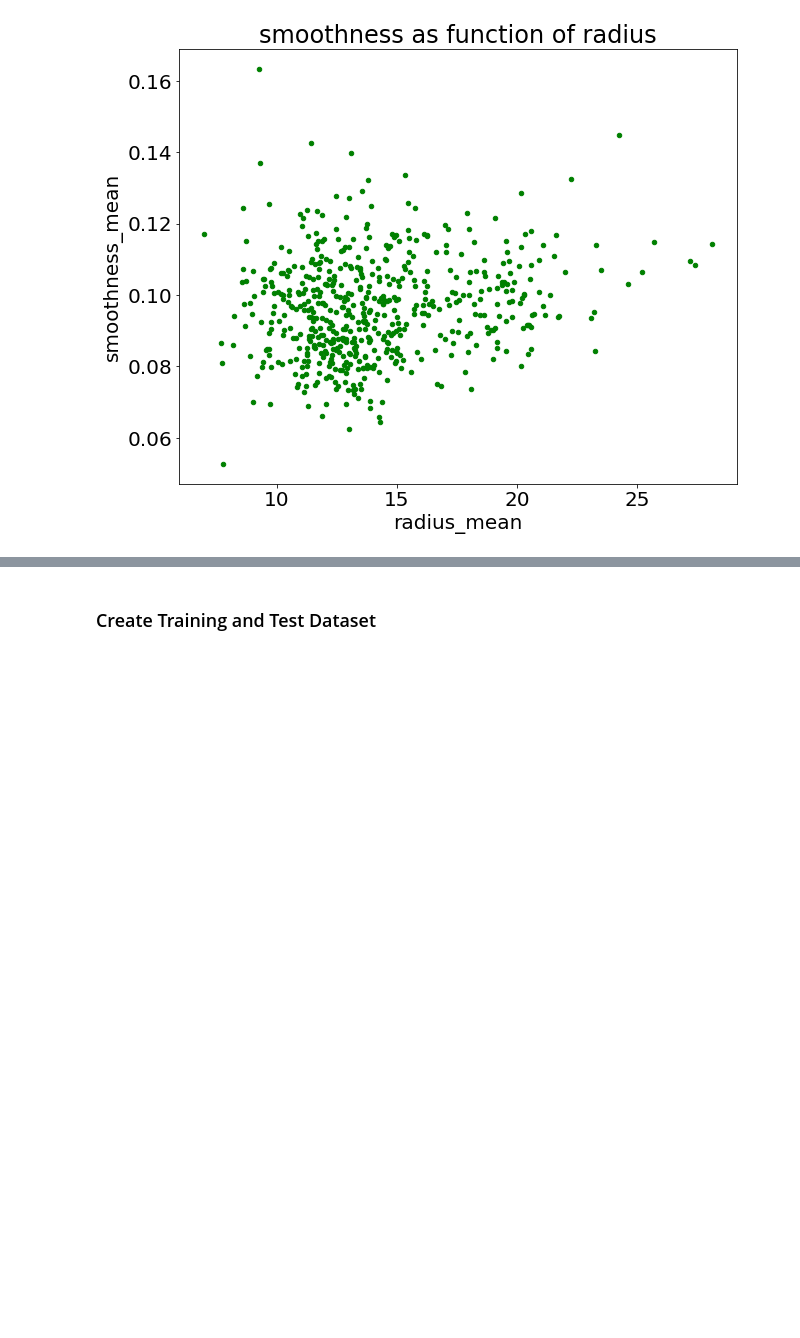
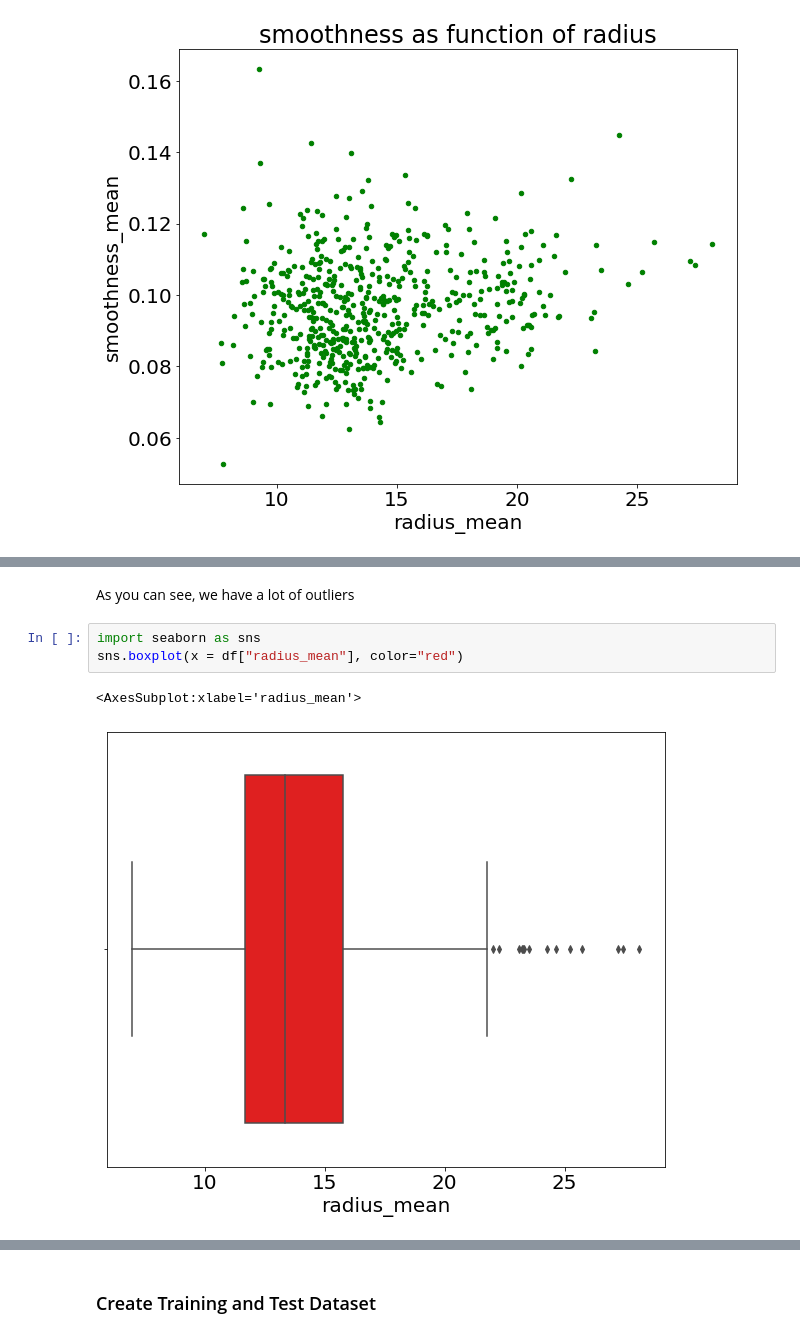
Before and after one commit to lcsrodriguez/intro-ml-assignment, a Jupyter notebook: assignment.ipynb, the cells around one changed output, grey strips where cells are left out. Saved outputs shown, nothing was run; the diff lists cells and outputs as text; blank space fills up the shorter version.

Commit message:
Adding final version of outliers detection+handling for the column radius_mean, others columns have to be handled

```diff
--- a/assignment.ipynb
+++ b/assignment.ipynb
@@ -522,0 +486,8 @@ df.head()
+# %% [markdown]
+As you can see, we have a lot of outliers
+# %%
+import seaborn as sns
+sns.boxplot(x = df["radius_mean"], color="red")
+# %% [output]
+<AxesSubplot:xlabel='radius_mean'>
+[figure, added]
```
Also changed, not shown: parts of 41 cells of this notebook.
